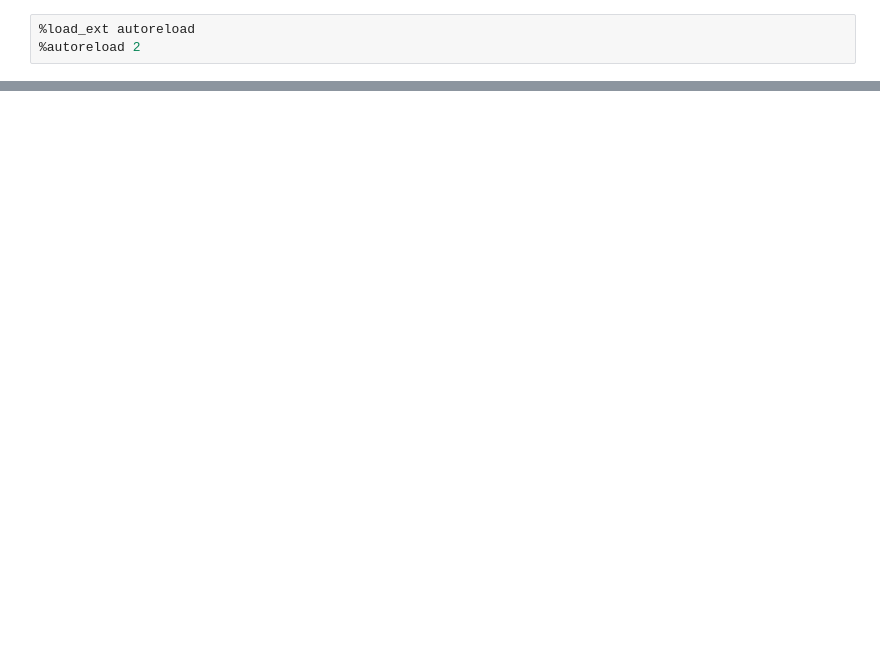
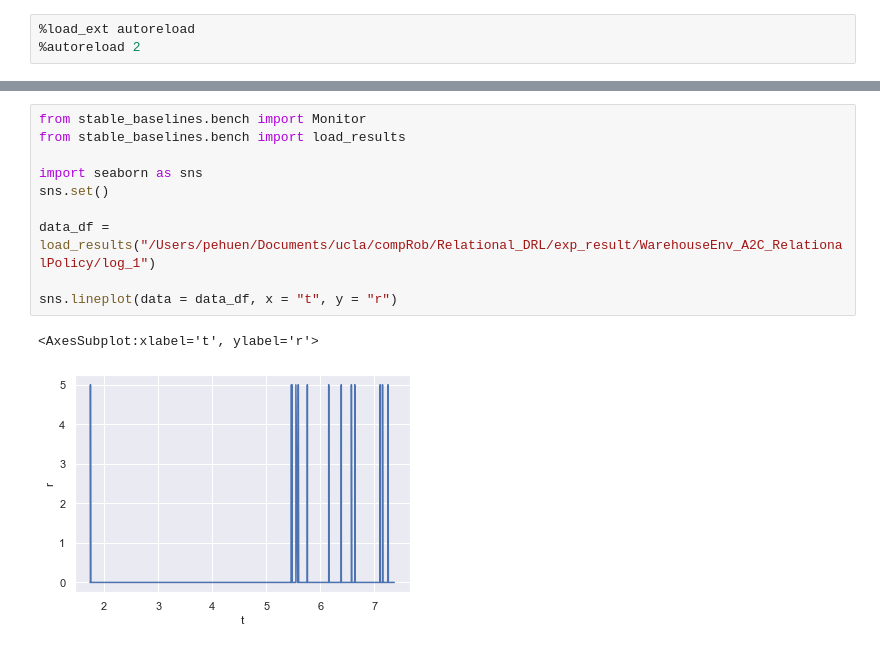
Before and after one commit to pehuenmoure/warehouse_rrl, a Jupyter notebook: TestNotebook.ipynb, the cells around one changed output, grey strips where cells are left out. Drawn from its saved outputs; the diff is of its cells as text; blank space fills up the shorter version.

```diff
--- a/TestNotebook.ipynb
+++ b/TestNotebook.ipynb
@@ -70,0 +106,13 @@ The tensorboard module is not an IPython extension.
+# %%
+from stable_baselines.bench import Monitor
+from stable_baselines.bench import load_results
+
+import seaborn as sns
+sns.set()
+
+data_df = load_results("/Users/pehuen/Documents/ucla/compRob/Relational_DRL/exp_result/WarehouseEnv_A2C_RelationalPolicy/log_1")
+
+sns.lineplot(data = data_df, x = "t", y = "r")
+# %% [output]
+<AxesSubplot:xlabel='t', ylabel='r'>
+[figure, added]
```
Also changed, not shown: parts of 16 cells of this notebook, 7 other files.
